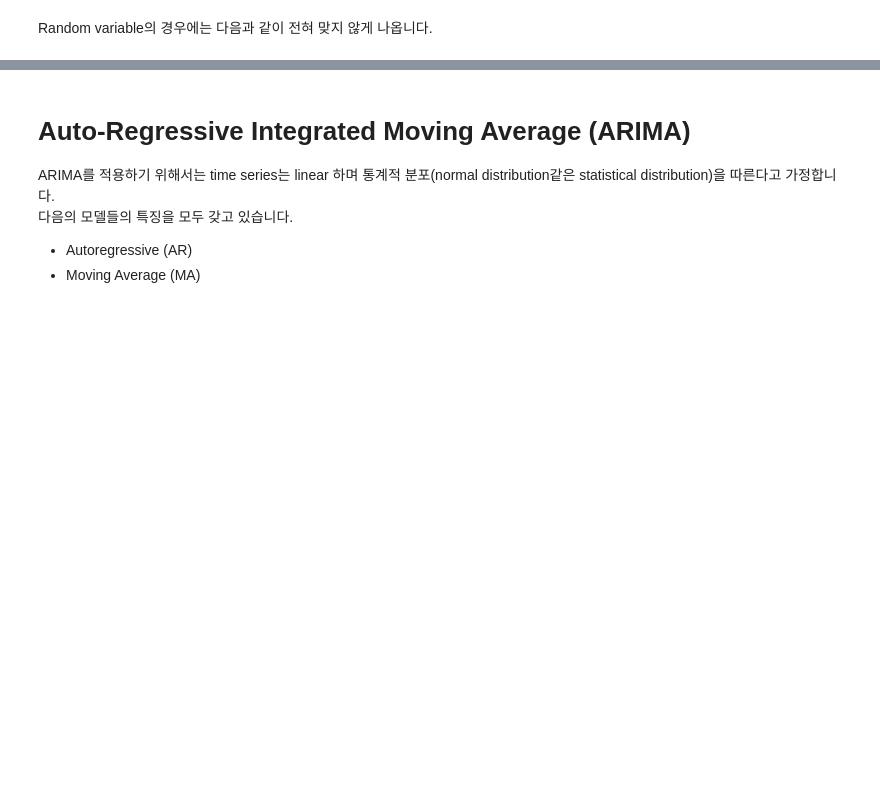
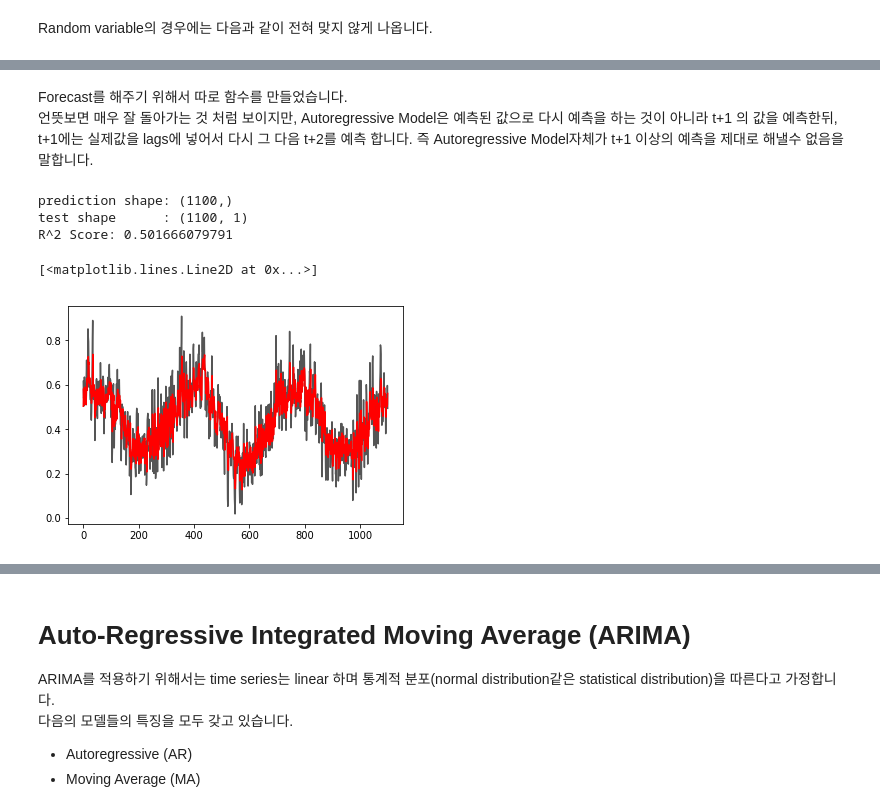
Before and after one commit to AndersonJo/arima-python, a Jupyter notebook: ARIMA.ipynb, the cells around one changed output, grey strips where cells are left out. Cells and saved outputs as stored; diff of their text form; code cells hidden in the pictures; blank space fills up the shorter version.

```diff
--- a/ARIMA.ipynb
+++ b/ARIMA.ipynb
@@ -218,0 +215,38 @@ print(mean_squared_error(pred, train_data[29:]))
+# %% [markdown]
+Forecast를 해주기 위해서 따로 함수를 만들었습니다.<br>
+언뜻보면 매우 잘 돌아가는 것 처럼 보이지만, Autoregressive Model은 예측된 값으로 다시 예측을 하는 것이 아니라 t+1 의 값을 예측한뒤, t+1에는 실제값을 lags에 넣어서 다시 그 다음 t+2를 예측 합니다.
+즉 Autoregressive Model자체가 t+1 이상의 예측을 제대로 해낼수 없음을 말합니다.
+# %%
+def forecast(model, data, n, real=False):
+    window = model.k_ar
+    c = model.params[0]
+    coefs = model.params[1:]
+
+    lags = data[-window:].reshape(-1)
+    preds = list()
+
+    for i in range(n):
+        lags = lags[-window:]
+
+        next_v = np.sum(lags[::-1] * coefs) + c
+        if real:
+            lags = np.append(lags, next_v) # 예측된 값 자체를 lags로 집어 넣는다.
+        else:
+            lags = np.append(lags, data[i]) # true데이터를 lags로 집어 넣는다.
+        preds.append(next_v)
+
+    return np.array(preds)
+
+
+pred = forecast(model, test, n=len(test), real=False)
+print('prediction shape:', pred.shape)
+print('test shape      :', test.shape)
+print('R^2 Score:', r2_score(pred, test))
+plot(test, color='#555555')
+plot(pred, color='red')
+# %% [output]
+prediction shape: (1100,)
+test shape      : (1100, 1)
+R^2 Score: 0.501666079791
+[<matplotlib.lines.Line2D at 0x...>]
+[figure, added]
```
Also changed, not shown: parts of 19 cells of this notebook.
